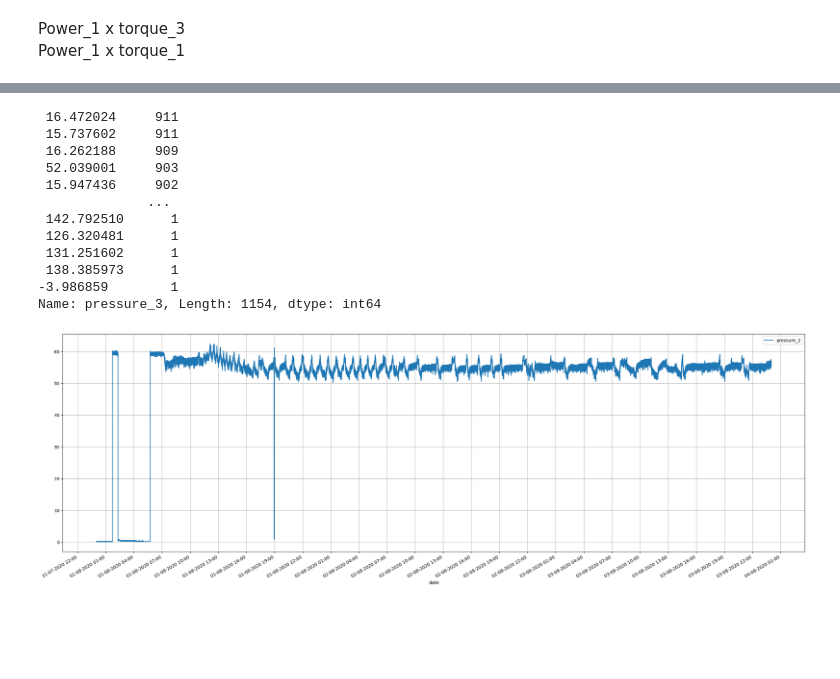
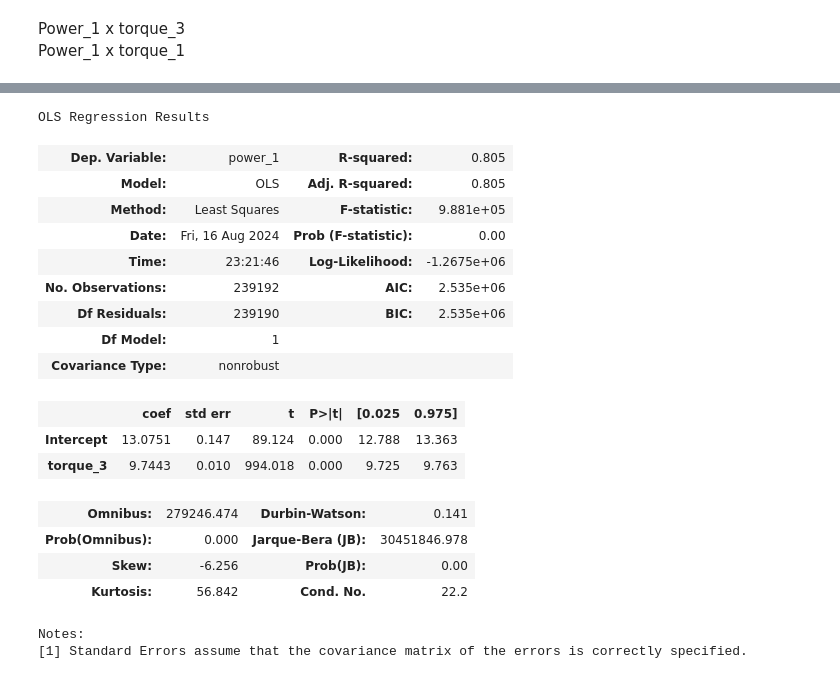
Before and after one commit to CesarSotnas/Analise_Tecnica_RIO_Analytics, a Jupyter notebook: analise_exploratoria.ipynb, the cells around one changed output, grey strips where cells are left out. Cells and saved outputs as stored; diff of their text form; code cells hidden in the pictures; blank space fills up the shorter version.

```diff
--- a/analise_exploratoria.ipynb
+++ b/analise_exploratoria.ipynb
@@ -229,23 +220,23 @@ df[['power_1', 'speed_1']].plot(figsize = (20, 8))
-# %%
-df['pressure_3'].value_counts()
-# %% [output]
- 16.472024     911
- 15.737602     911
- 16.262188     909
- 52.039001     903
- 15.947436     902
-              ...
- 142.792510      1
- 126.320481      1
- 131.251602      1
- 138.385973      1
--3.986859        1
-Name: pressure_3, Length: 1154, dtype: int64
-# %%
-df[['pressure_2']].plot(figsize = (30, 10))
-plt.gca().xaxis.set_major_formatter(plt.matplotlib.dates.DateFormatter('%d-%m-%Y %H:%M'))
-plt.gca().xaxis.set_major_locator(plt.matplotlib.dates.HourLocator(interval = 3))
-plt.grid(True)
-plt.show()
-# %% [output]
-[figure, removed]
+# %%
+reg = smf.ols('power_1 ~ torque_3', data = df).fit()
+reg.summary()
+# %% [output]
+OLS Regression Results
+| Dep. Variable: | power_1 | R-squared: | 0.805 |
+| Model: | OLS | Adj. R-squared: | 0.805 |
+| Method: | Least Squares | F-statistic: | 9.881e+05 |
+| Date: | Fri, 16 Aug 2024 | Prob (F-statistic): | 0.00 |
+| Time: | 23:21:46 | Log-Likelihood: | -1.2675e+06 |
+| No. Observations: | 239192 | AIC: | 2.535e+06 |
+| Df Residuals: | 239190 | BIC: | 2.535e+06 |
+| Df Model: | 1 |  |  |
+| Covariance Type: | nonrobust |  |  |
+|  | coef | std err | t | P>|t| | [0.025 | 0.975] |
+| Intercept | 13.0751 | 0.147 | 89.124 | 0.000 | 12.788 | 13.363 |
+| torque_3 | 9.7443 | 0.010 | 994.018 | 0.000 | 9.725 | 9.763 |
+| Omnibus: | 279246.474 | Durbin-Watson: | 0.141 |
+| Prob(Omnibus): | 0.000 | Jarque-Bera (JB): | 30451846.978 |
+| Skew: | -6.256 | Prob(JB): | 0.00 |
+| Kurtosis: | 56.842 | Cond. No. | 22.2 |
+Notes:
+[1] Standard Errors assume that the covariance matrix of the errors is correctly specified.
```
Also changed, not shown: parts of 9 cells of this notebook.
